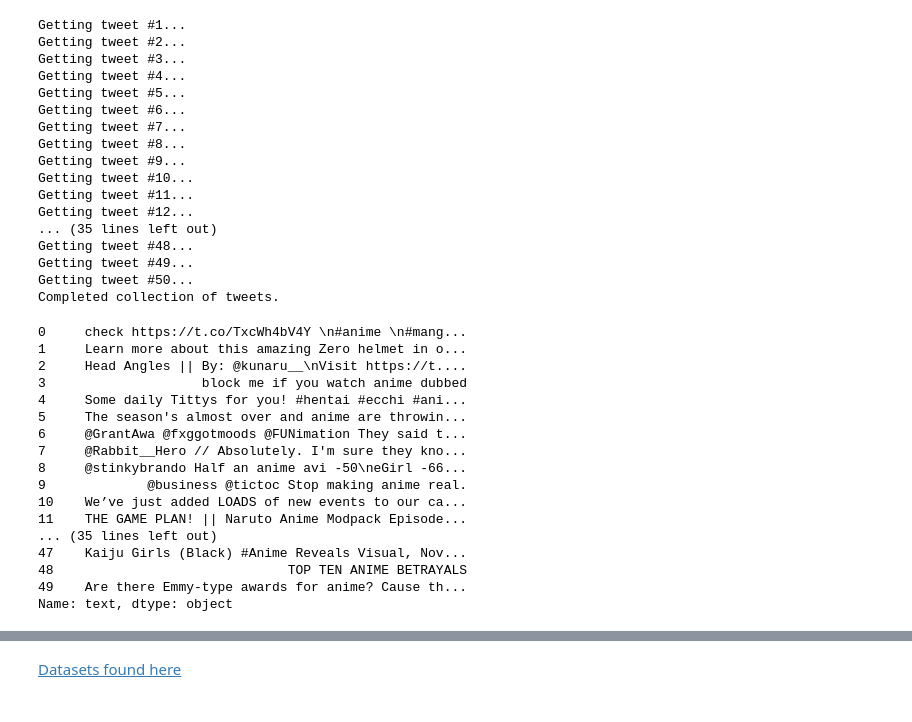
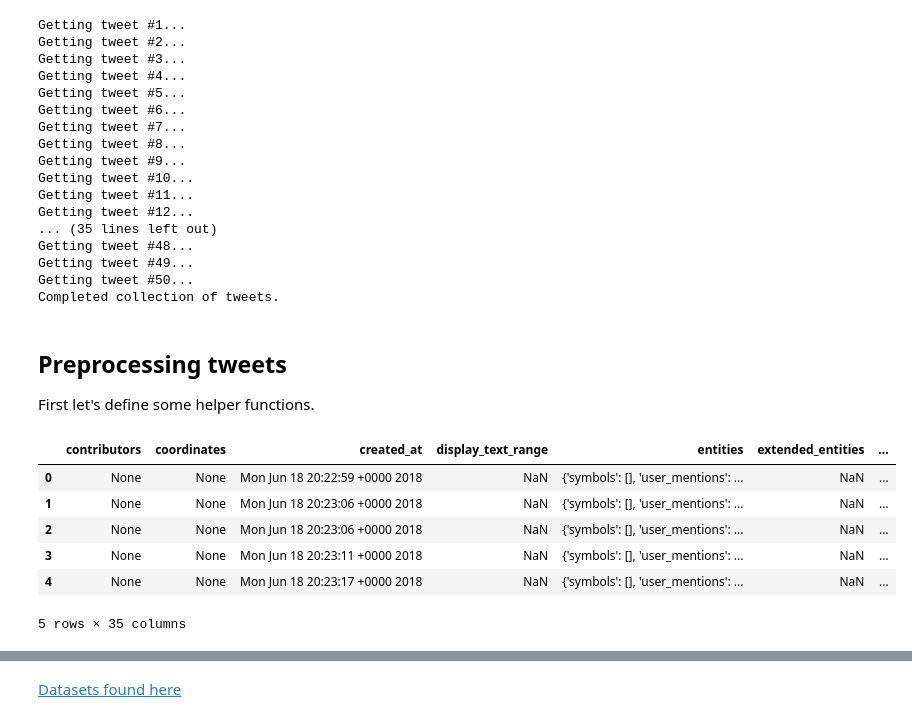
Before and after one commit to raymonddnguyen/Twitter-Sentiment-Analysis, a Jupyter notebook: Twitter_Sentiment_Analysis.ipynb, the cells around one changed output, grey strips where cells are left out. Cells and saved outputs as stored; diff of their text form; code cells hidden in the pictures.

```diff
--- a/Twitter_Sentiment_Analysis.ipynb
+++ b/Twitter_Sentiment_Analysis.ipynb
@@ -47 +49,5 @@ stream.disconnect()
+# %% [markdown]
+## Preprocessing tweets
+
+First let's define some helper functions.
 # %%
@@ -57,23 +64,14 @@ tweet_df = pd.DataFrame(data)
-# %%
-tweet_df['text']
-# %% [output]
-0     check https://t.co/TxcWh4bV4Y \n#anime \n#mang...
-1     Learn more about this amazing Zero helmet in o...
-2     Head Angles || By: @kunaru__\nVisit https://t....
-3                    block me if you watch anime dubbed
-4     Some daily Tittys for you! #hentai #ecchi #ani...
-5     The season's almost over and anime are throwin...
-6     @GrantAwa @fxggotmoods @FUNimation They said t...
-7     @Rabbit__Hero // Absolutely. I'm sure they kno...
-8     @stinkybrando Half an anime avi -50\neGirl -66...
-9             @business @tictoc Stop making anime real.
-10    We’ve just added LOADS of new events to our ca...
-11    THE GAME PLAN! || Naruto Anime Modpack Episode...
-... (35 lines left out)
-47    Kaiju Girls (Black) #Anime Reveals Visual, Nov...
-48                              TOP TEN ANIME BETRAYALS
-49    Are there Emmy-type awards for anime? Cause th...
-Name: text, dtype: object
+# %%
+tweet_df = tweetsToDataFrame('twitter_stream_data.json')
+tweet_df.head()
+# %% [output]
+|  | contributors | coordinates | created_at | display_text_range | entities | extended_entities | ... |
+| 0 | None | None | Mon Jun 18 20:22:59 +0000 2018 | NaN | {'symbols': [], 'user_mentions': ... | NaN | ... |
+| 1 | None | None | Mon Jun 18 20:23:06 +0000 2018 | NaN | {'symbols': [], 'user_mentions': ... | NaN | ... |
+| 2 | None | None | Mon Jun 18 20:23:06 +0000 2018 | NaN | {'symbols': [], 'user_mentions': ... | NaN | ... |
+| 3 | None | None | Mon Jun 18 20:23:11 +0000 2018 | NaN | {'symbols': [], 'user_mentions': ... | NaN | ... |
+| 4 | None | None | Mon Jun 18 20:23:17 +0000 2018 | NaN | {'symbols': [], 'user_mentions': ... | NaN | ... |
+5 rows × 35 columns
 # %%
 def clean_tweet(tweet):
     return ' '.join(re.sub("(@[A-Za-z0-9]+)|([^0-9A-Za-z \t])|(\w+:\/\/\S+)", " ", tweet).split())
```
Also changed, not shown: parts of 9 cells of this notebook, 1 other file.
